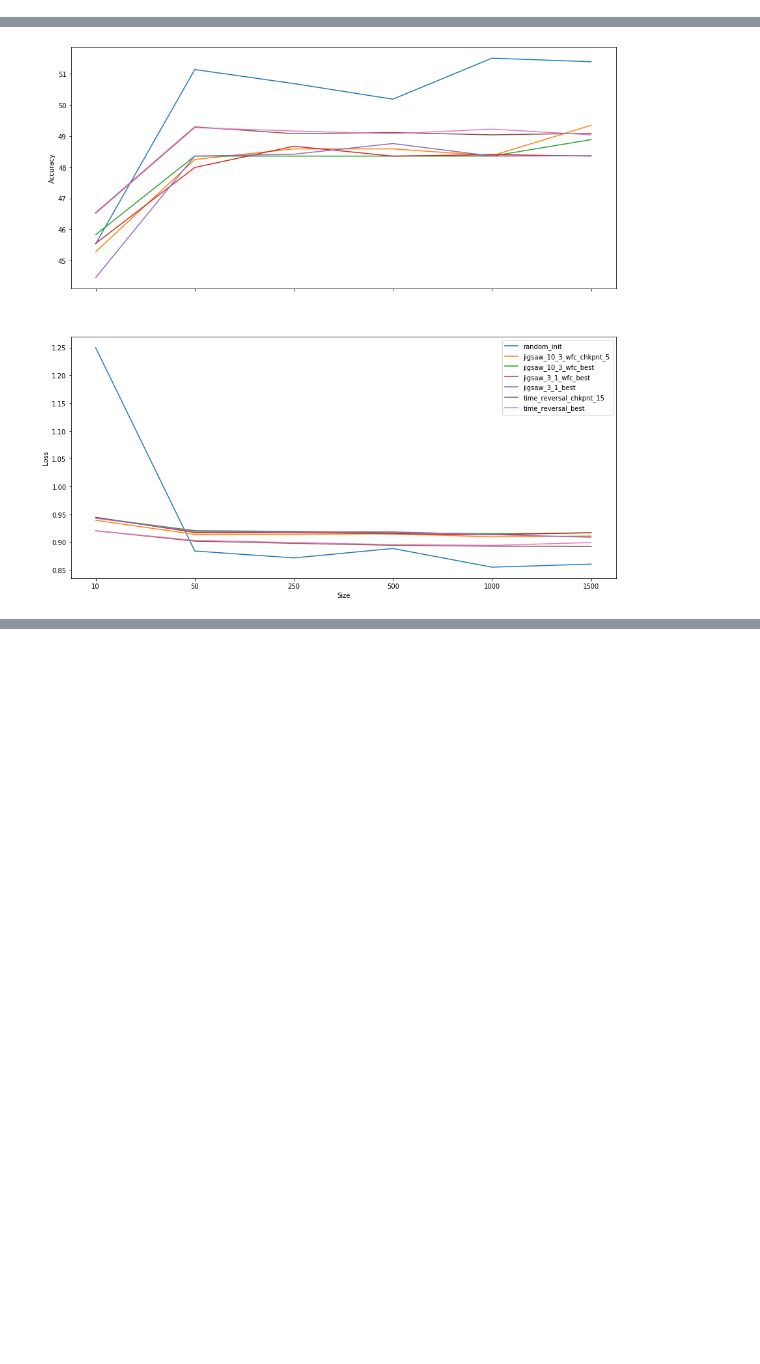
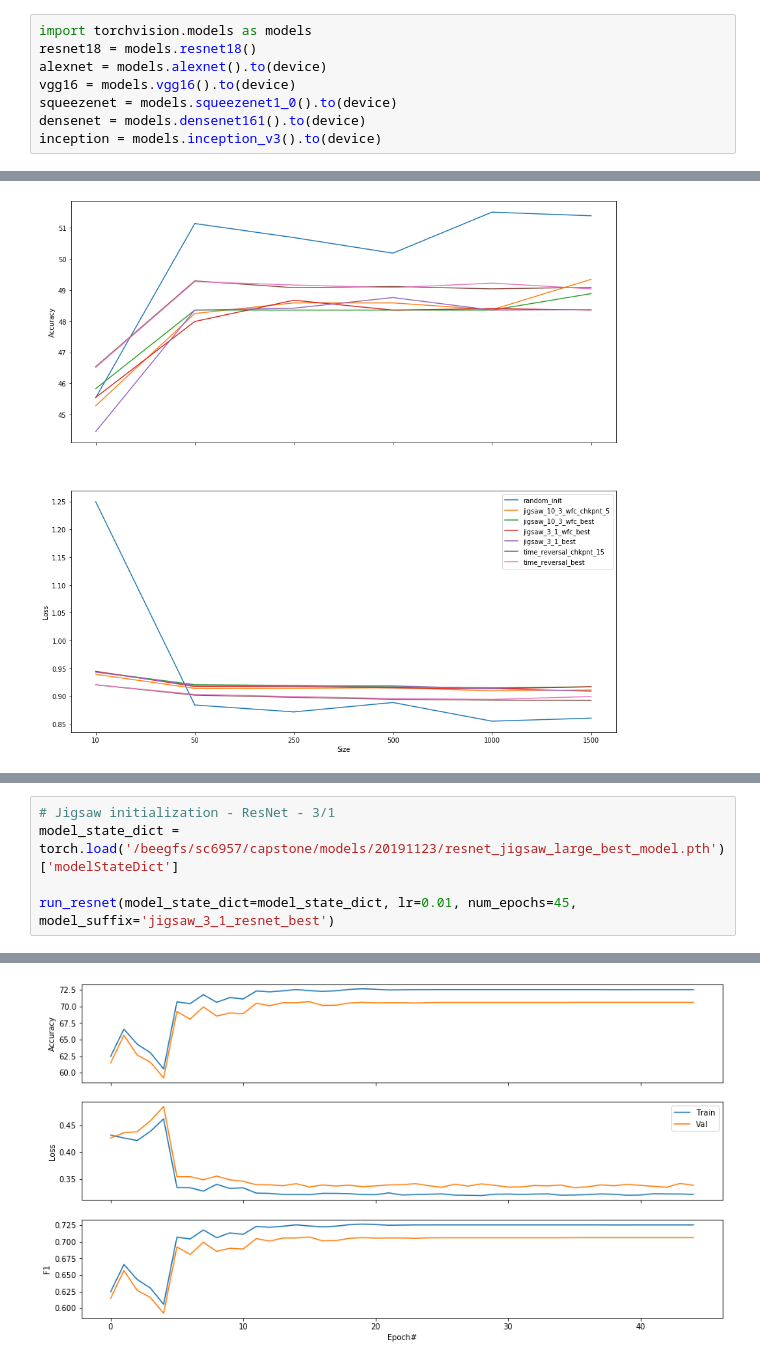
Before and after one commit to abvnithish/self_supervised_machine_listening, a Jupyter notebook: code/Downstream/frozen/downstream_frozen.ipynb, the cells around one changed output, grey strips where cells are left out. Cells and saved outputs as stored; diff of their text form; blank space fills up the shorter version.

```diff
--- a/code/Downstream/frozen/downstream_frozen.ipynb
+++ b/code/Downstream/frozen/downstream_frozen.ipynb
@@ -47,3 +40,11 @@ gpu-40
+# %%
+import torchvision.models as models
+resnet18 = models.resnet18()
+alexnet = models.alexnet().to(device)
+vgg16 = models.vgg16().to(device)
+squeezenet = models.squeezenet1_0().to(device)
+densenet = models.densenet161().to(device)
+inception = models.inception_v3().to(device)
 # %%
 DATA_ROOT = '/beegfs/bva212/openmic-2018'
 OPENMIC = np.load(os.path.join(DATA_ROOT, 'openmic-2018.npz'), allow_pickle=True)
@@ -760,0 +824,6 @@ TypeError: forward() got an unexpected keyword argument 'num_classes'
+# %%
+# Jigsaw initialization - ResNet - 3/1
+model_state_dict = torch.load('/beegfs/sc6957/capstone/models/20191123/resnet_jigsaw_large_best_model.pth')['modelStateDict']
+
+run_resnet(model_state_dict=model_state_dict, lr=0.01, num_epochs=45, model_suffix='jigsaw_3_1_resnet_best')
+# %% [output]
@@ -760,0 +847 @@ TypeError: forward() got an unexpected keyword argument 'num_classes'
+[figure, added]
```
Also changed, not shown: parts of 27 cells of this notebook, 17 other files.
